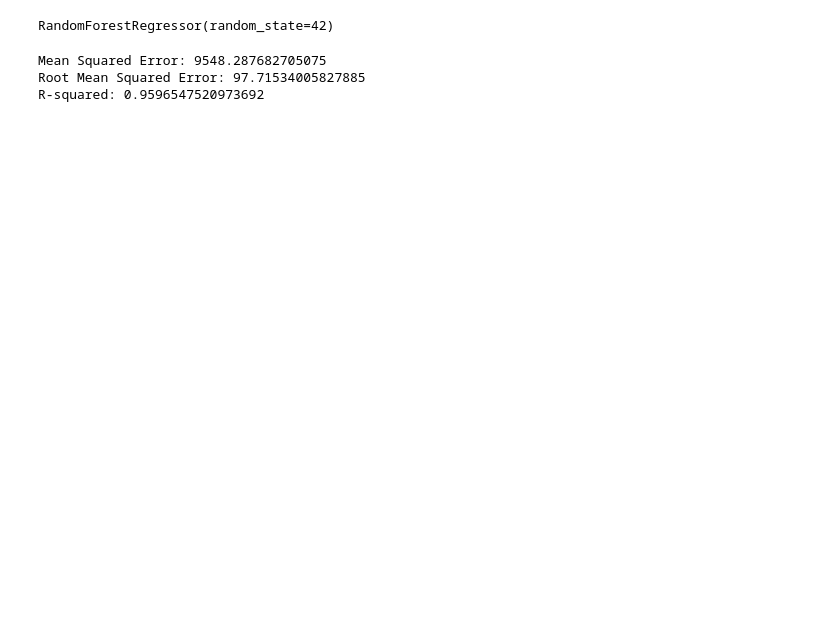
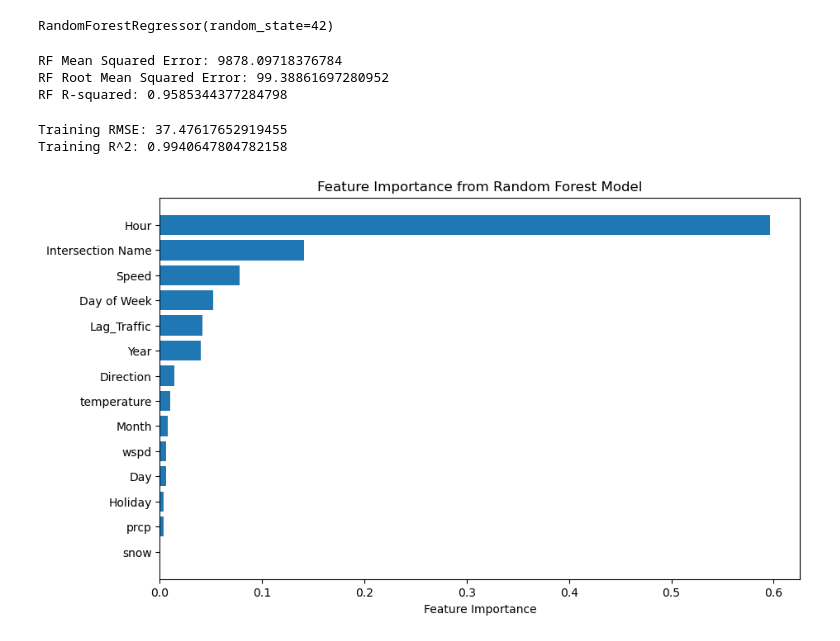
Before and after one commit to jennamferguson/AMLProject_Traffic, a Jupyter notebook: RandForest_Jen.ipynb, the cells around one changed output. Cells and saved outputs as stored; diff of their text form; code cells hidden in the pictures; blank space fills up the shorter version.

```diff
--- a/RandForest_Jen.ipynb
+++ b/RandForest_Jen.ipynb
@@ -53,0 +119,11 @@ rf_regressor = RandomForestRegressor(n_estimators=100, random_state=42)
+# %%
+scaler = StandardScaler()
+X_train = scaler.fit_transform(X_train)
+X_test = scaler.transform(X_test)
+# %%
+# Instantiate the model with more hyperparameters
+rf_regressor = RandomForestRegressor(
+    n_estimators=100,        # Number of trees in the forest
+    bootstrap=True,          # Use bootstrapped samples for training
+    random_state=42          # Random seed for reproducibility
+)
@@ -61,10 +147,45 @@ y_pred = rf_regressor.predict(X_test)
 mse = mean_squared_error(y_test, y_pred)
 rmse = np.sqrt(mse)
 r2 = r2_score(y_test, y_pred)
-print(f"Mean Squared Error: {mse}")
-print(f"Root Mean Squared Error: {rmse}")
-print(f"R-squared: {r2}")
+print(f"RF Mean Squared Error: {mse}")
+print(f"RF Root Mean Squared Error: {rmse}")
+print(f"RF R-squared: {r2}")
 # %% [output]
-Mean Squared Error: 9548.287682705075
-Root Mean Squared Error: 97.71534005827885
-R-squared: 0.9596547520973692
+RF Mean Squared Error: 9878.09718376784
+RF Root Mean Squared Error: 99.38861697280952
+RF R-squared: 0.9585344377284798
+# %%
+# Predict on the training set
+y_train_pred = rf_regressor.predict(X_train)
+
+# Calculate training metrics
+train_rmse = mean_squared_error(y_train, y_train_pred, squared=False)
+train_r2 = r2_score(y_train, y_train_pred)
+
+print(f"Training RMSE: {train_rmse}")
+print(f"Training R^2: {train_r2}")
+# %% [output]
+Training RMSE: 37.47617652919455
+Training R^2: 0.9940647804782158
+# %%
+import numpy as np
+import matplotlib.pyplot as plt
+
+# Get feature importance and feature names
+feature_importance = rf_regressor.feature_importances_
+feature_names = X.columns
+
+# Sort feature importance values and corresponding feature names in descending order
+sorted_idx = np.argsort(feature_importance)[::-1]  # Sort indices in descending order
+sorted_feature_importance = feature_importance[sorted_idx]
+sorted_feature_names = feature_names[sorted_idx]
+
+# Plot the sorted feature importance
+plt.figure(figsize=(10, 6))
+plt.barh(sorted_feature_names, sorted_feature_importance, align='center')
+plt.xlabel('Feature Importance')
+plt.title('Feature Importance from Random Forest Model')
+plt.gca().invert_yaxis()  # Invert y-axis to show the most important feature at the top
+plt.show()
+# %% [output]
+[figure, added]
```
Also changed, not shown: parts of 27 cells of this notebook.
